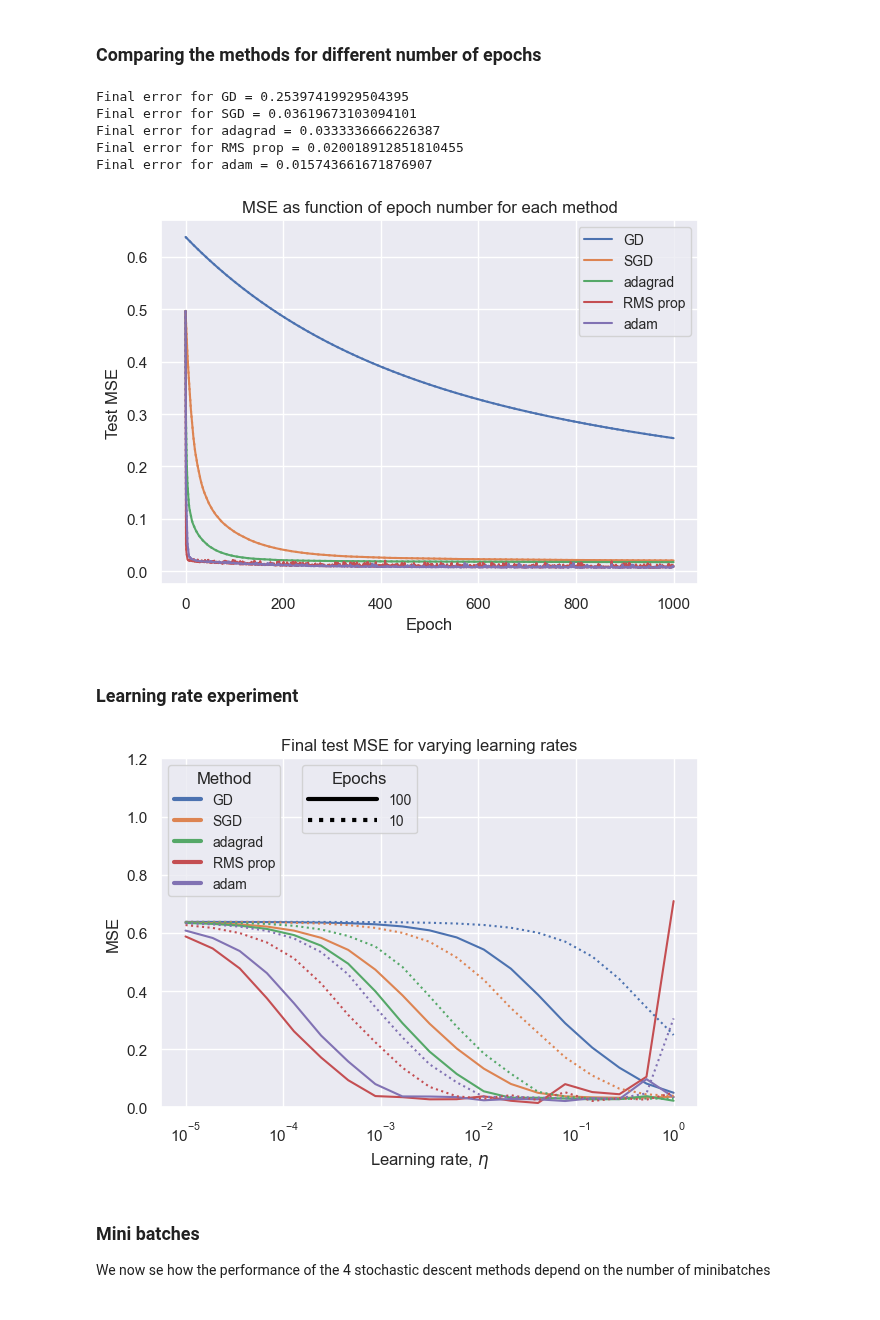
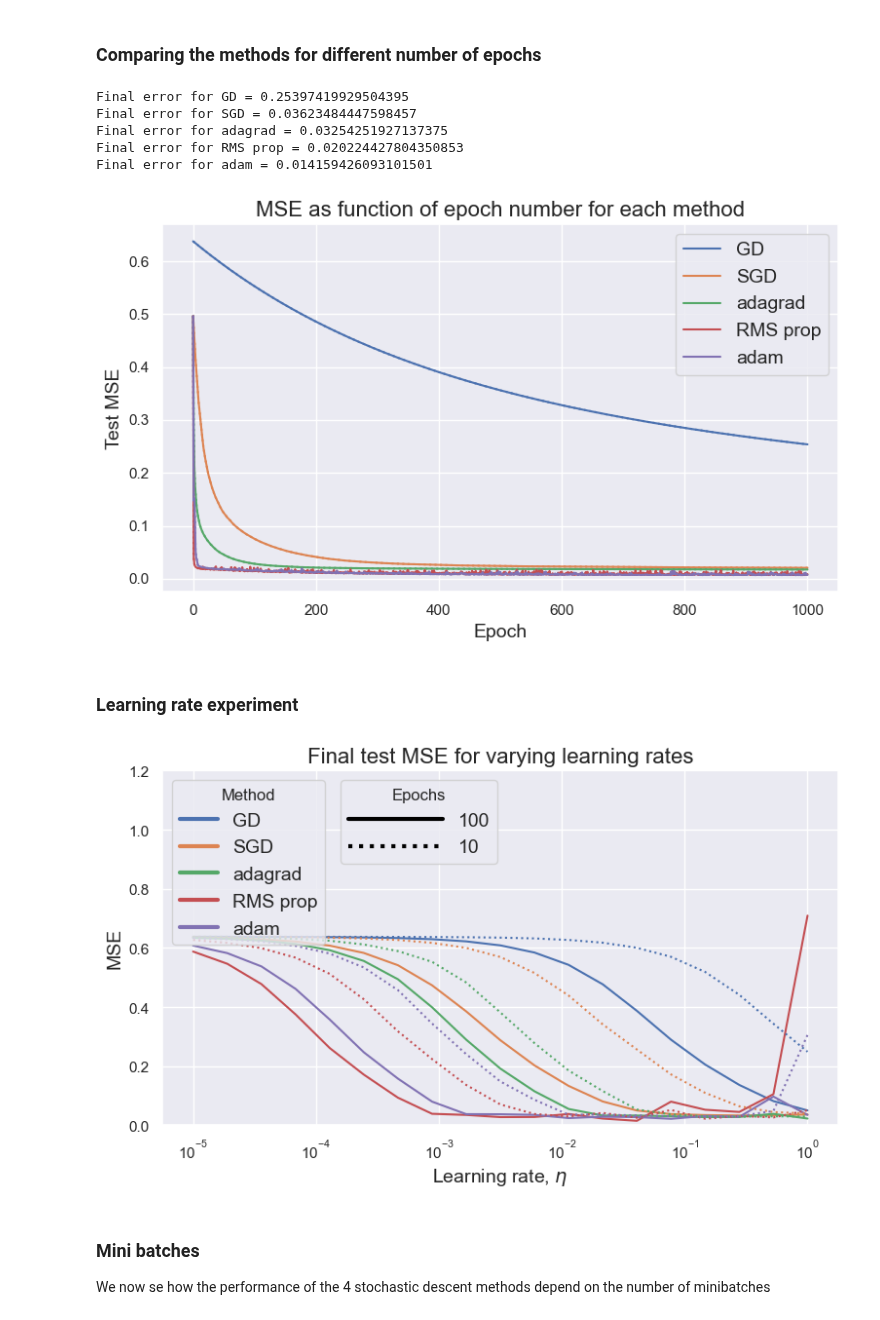
Before and after one commit to Trond01/Project2_FYS-STK4155, a Jupyter notebook: Runs/a.ipynb, the cells around one changed output. Drawn from its saved outputs; the diff is of its cells as text; code cells hidden in the pictures.

```diff
--- a/Runs/a.ipynb
+++ b/Runs/a.ipynb
@@ -39,7 +39,9 @@ methods_dict_list = [{"name"   : "GD",       "method" : GD,           "color" :
 sns.set() # default from sns is pretties (:
 import matplotlib as mpl
 mpl.rcParams['font.size'] = 16
-mpl.rcParams['legend.fontsize'] = 10
+mpl.rcParams["axes.labelsize"] = 14
+mpl.rcParams["axes.titlesize"] = 16
+mpl.rcParams['legend.fontsize'] = 14
 mpl.rcParams['font.family'] = 'sans-serif'
 
 # Set filename start. Create the folder if gone
@@ -209,6 +211,8 @@ def epoch_experiment(lr, n_epochs=1000, methods_dict_list=methods_dict_list, sav
 
     # For methods with n_batches, the default 5 is used!
     n_batches = 5
+
+    fig, ax = plt.subplots(figsize=(8, 5))
 
     for method_dict in methods_dict_list:
 
@@ -218,38 +222,38 @@ def epoch_experiment(lr, n_epochs=1000, methods_dict_list=methods_dict_list, sav
 
         result = method_func(X_train, y_train, X_test, y_test,
                 grad_method=loss_grad,
                 n_epochs=n_epochs,
                 lr=lr,
                 beta0=beta0,
                 test_loss_func=(MSELoss_method(model)))
 
         if method_name=="GD": # batch size 1
             plt.plot(result["test_loss_list"][::1], label=method_name, color=method_col)
             plt.plot(result["test_loss_list"][::1], color=method_col, linestyle="dotted")
         else:
             plt.plot(result["train_loss_list"][::n_batches], label=method_name, color=method_col)
             plt.plot(result["train_loss_list"][::n_batches], color=method_col, linestyle="dotted")
         print(f"Final error for {method_name} = {result['test_loss_list'][-1]}")
 
     plt.xlabel("Epoch")
     plt.ylabel("Test MSE")
     plt.title("MSE as function of epoch number for each method")
 
     plt.tight_layout()
     plt.legend()
     plt.savefig(filepath_location_default+f"__epoch_eperiment__lr={lr}.png")
     plt.show()
 
 # epoch_experiment(0.001)
 epoch_experiment(0.01, save=True)
 # epoch_experiment(0.1)
 # %% [output]
 Final error for GD = 0.25397419929504395
-Final error for SGD = 0.03619673103094101
-Final error for adagrad = 0.0333336666226387
-Final error for RMS prop = 0.020018912851810455
-Final error for adam = 0.015743661671876907
+Final error for SGD = 0.03623484447598457
+Final error for adagrad = 0.03254251927137375
+Final error for RMS prop = 0.020224427804350853
+Final error for adam = 0.014159426093101501
-[figure, old version]
+[figure, new version]
 # %% [markdown]
 ### Learning rate experiment
 # %%
@@ -288,6 +292,9 @@ def lr_experiment(lr_values, n_epochs=3, methods_dict_list=methods_dict_list, li
 
         plt.plot(lr_values, final_errors, label=method_name, color=method_dict["color"], linestyle=linestyle)
 
+# Init
+fig, ax = plt.subplots(figsize=(8, 5))
+
 # Values for the learning rates
 lr_values = np.logspace(-5, 0, 19)
 
@@ -324,7 +331,7 @@ plt.tight_layout()
 plt.savefig(filepath_location_default+f"__lr_eperiment__.png")
 plt.show()
 # %% [output]
-[figure, old version]
+[figure, new version]
 # %% [markdown]
 ### Mini batches
 
```
Also changed, not shown: parts of 4 cells of this notebook, 24 other files.
